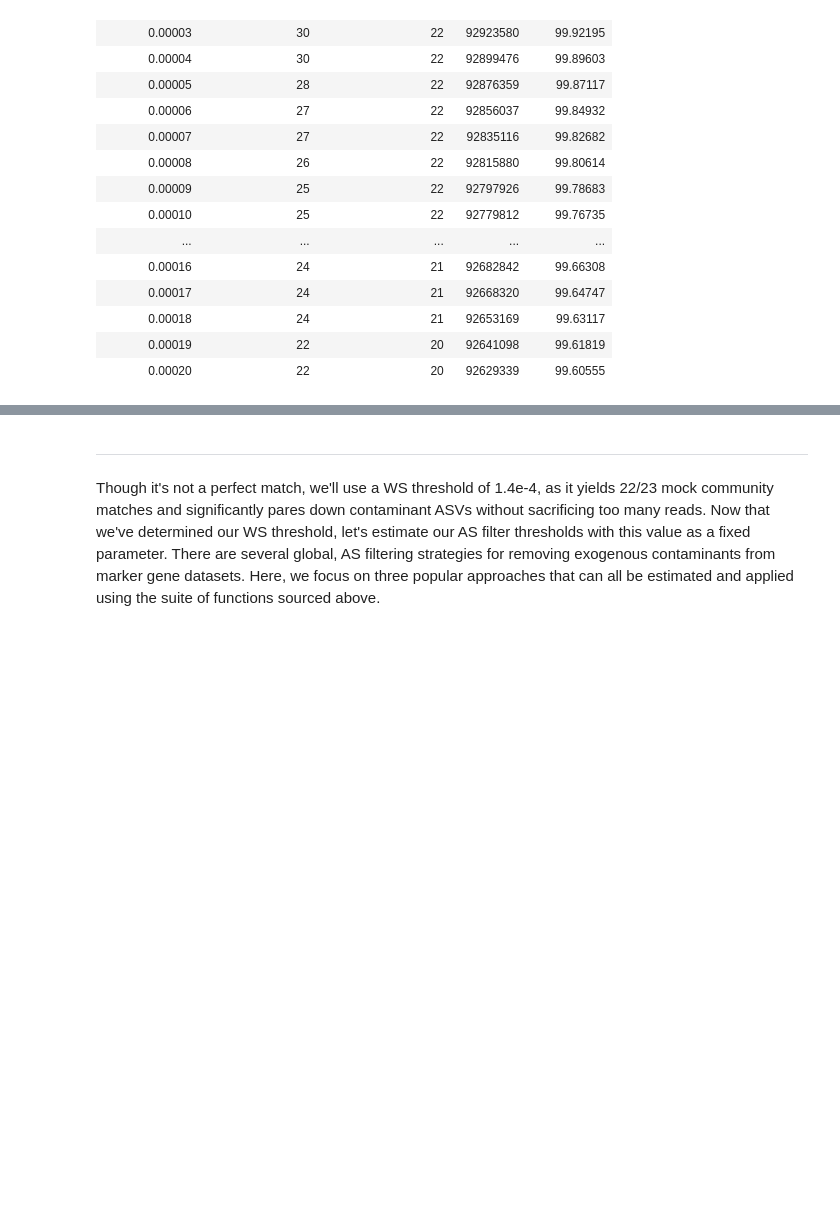
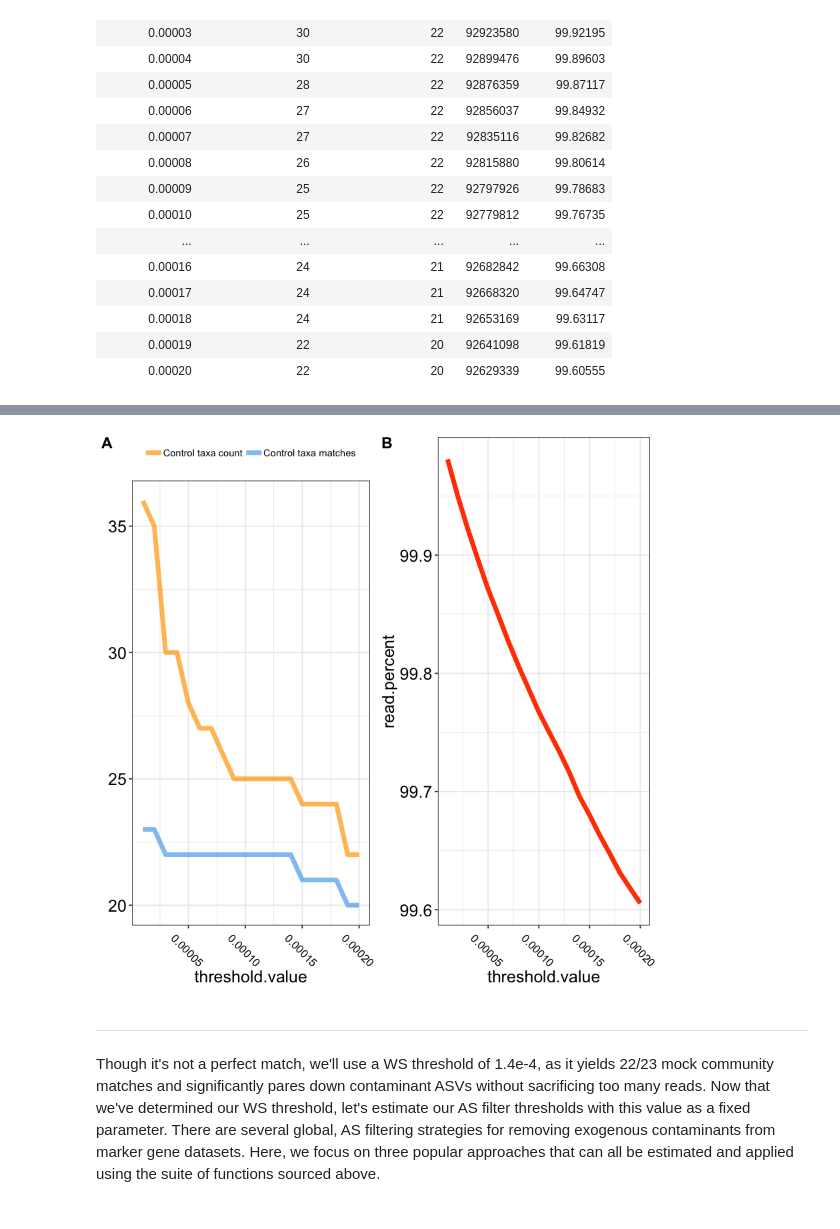
Before and after one commit to itsmisterbrown/microfiltR, a Jupyter notebook: README.ipynb, the cells around one changed output, grey strips where cells are left out. Drawn from its saved outputs; the diff is of its cells as text; code cells hidden in the pictures; blank space fills up the shorter version.

```diff
--- a/README.ipynb
+++ b/README.ipynb
@@ -202,3 +182,7 @@ plot_grid(plot1, plot2, plot3, labels = "AUTO")
+# %%
+plot.threshold(ws.threshold)
+# %% [output]
+[figure, added]
 # %% [markdown]
 ***
 Though it's not a perfect match, we'll use a WS threshold of 1.4e-4, as it yields 22/23 mock community matches and significantly pares down contaminant ASVs without sacrificing too many reads. Now that we've determined our WS threshold, let's estimate our AS filter thresholds with this value as a fixed parameter. There are several global, AS filtering strategies for removing exogenous contaminants from marker gene datasets. Here, we focus on three popular approaches that can all be estimated and applied using the suite of functions sourced above. <br>
```
Also changed, not shown: parts of 31 cells of this notebook.
